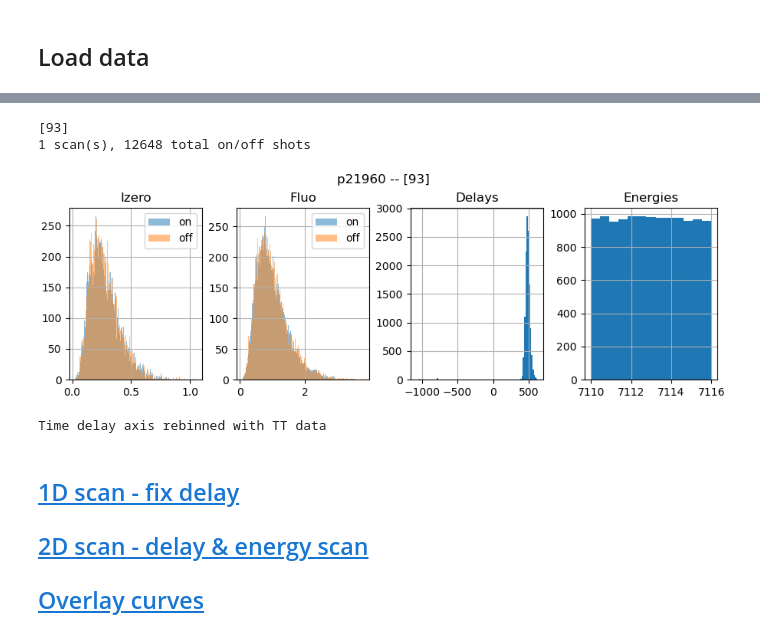
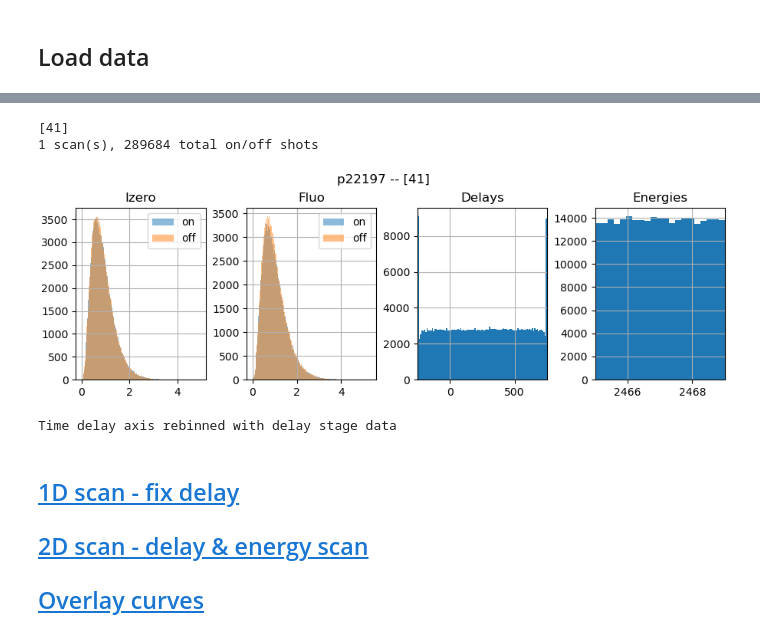
Before and after one commit to paulscherrerinstitute/alvra_beamline_scripts, a Jupyter notebook: Plotting_XANES.ipynb, the cells around one changed output, grey strips where cells are left out. Drawn from its saved outputs; the diff is of its cells as text; code cells hidden in the pictures.

```diff
--- a/Plotting_XANES.ipynb
+++ b/Plotting_XANES.ipynb
@@ -16,3 +16,13 @@ warnings.filterwarnings('ignore')
 # %% [markdown]
 <a id='averaged_XAS'></a>
 ## Load data
+# %%
+pgroup = 'p22197'
+Loaddir_name = 'test_noPair'
+
+#runlist = np.arange(41, 45)
+#runlist = [89, 90, 91, 93,94,95,96]
+runlist = [25]
+
+##############################################
+Loaddir = '/sf/alvra/data/{}/work/Reduced_data/{}/'.format(pgroup, Loaddir_name)
@@ -19,46 +35,37 @@ warnings.filterwarnings('ignore')
 # %%
-pgroup = 'p21960'
-Loaddir_name = ''
-
-average_twodiodes = True
-withTT    = True
-
-#runlist = np.arange(63, 73)
-runlist = [93]
+average_twodiodes = False
+withTT = False
 
 ##############################################
-Loaddir = '/sf/alvra/data/{}/work/Reduced_data/{}'.format(pgroup, Loaddir_name)
-#Loaddir = '/sf/alvra/data/{}/work/Reduced_data/{}'.format(Loaddir_name)
-firstrun = glob.glob('/sf/alvra/data/{}/work/testdata/*{:04d}*/meta/scan.json'.format(pgroup, runlist[0]))[0]
-#firstrun = glob.glob('/sf/alvra/data/{}/raw/*{:04d}*/meta/scan.json'.format(pgroup, runlist[0]))[0]
+firstrun = glob.glob('/sf/alvra/data/{}/raw/*{:04d}*/meta/scan.json'.format(pgroup, runlist[0]))[0]
 from sfdata import SFScanInfo
 scan = SFScanInfo(firstrun)
 
 data = {}
 globals().update(data)
 
-data, titlestring_stack = load_reduced_data(pgroup, Loaddir, runlist, average_twodiodes)
+data, titlestring_stack = load_reduced_data_noPair(pgroup, Loaddir, runlist, average_twodiodes)
 
 globals().update(data)
 print (runlist)
 print ('{} scan(s), {} total on/off shots'.format(len(runlist), len(pump_1)))
 
-Plot_reduced_data(pgroup, runlist, scan, data, withTT)
+Plot_reduced_data_noPair(pgroup, runlist, scan, data, withTT)
 
 pump_1       = np.asarray(pump_1)
-unpump_1     = np.asarray(unpump_1)
+#unpump_1     = np.asarray(unpump_1)
 Izero_pump   = np.asarray(Izero_pump)
-Izero_unpump = np.asarray(Izero_unpump)
+#Izero_unpump = np.asarray(Izero_unpump)
 Delays_stage = np.asarray(Delays_stage)
 arrTimes     = np.asarray(arrTimes)
 energy       = np.asarray(energy)
 Delays_corr  = np.asarray(Delays_corr)
-readbacks    = np.asarray(readbacks)
+readbacks    = np.asarray(readbacks, dtype=object)
 # %% [output]
-[93]
-1 scan(s), 12648 total on/off shots
+[41]
+1 scan(s), 289684 total on/off shots
-[figure, old version]
+[figure, new version]
-Time delay axis rebinned with TT data
+Time delay axis rebinned with delay stage data
 # %% [markdown]
 ## [1D scan - fix delay](#1D-scan)
 ## [2D scan - delay & energy scan](#2D-scan)
```
Also changed, not shown: parts of 17 cells of this notebook, 9 other files.
